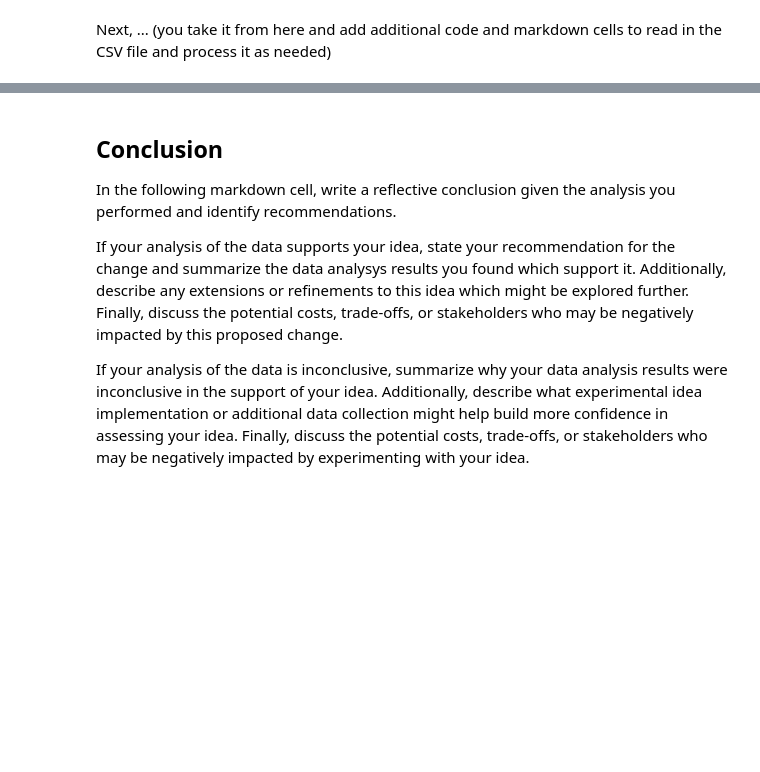
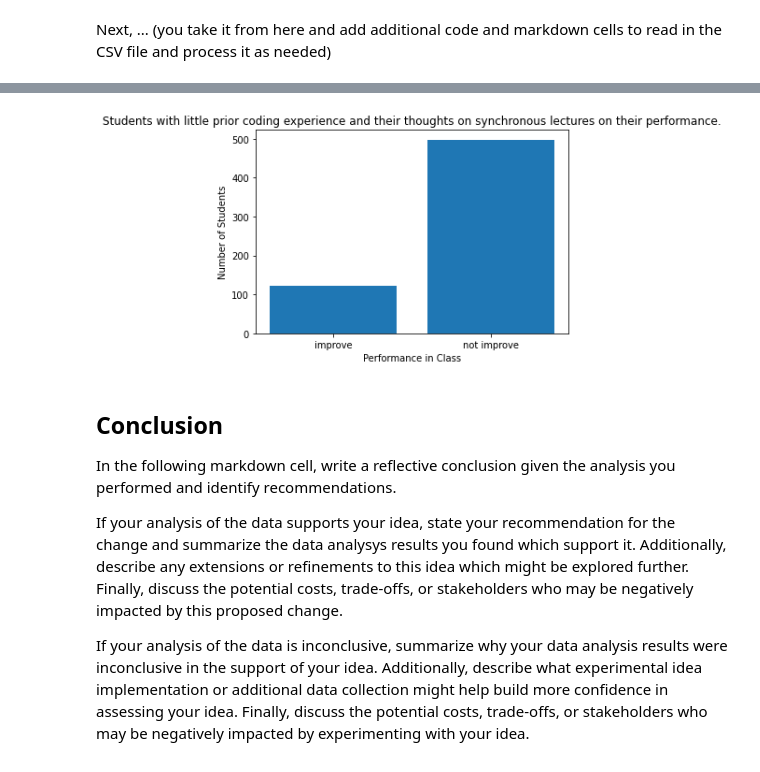
Before and after one commit to fionap17/comp110-22s-workspace, a Jupyter notebook: exercises/ex08/analysis.ipynb, the cells around one changed output, grey strips where cells are left out. Saved outputs shown, nothing was run; the diff lists cells and outputs as text; code cells hidden in the pictures; blank space fills up the shorter version.

```diff
--- a/exercises/ex08/analysis.ipynb
+++ b/exercises/ex08/analysis.ipynb
@@ -108,0 +115,3 @@ count(cs_majors)
+# %%
+improvement: list[str] = total_table["sync_perf"]
+count(improvement)
@@ -108,0 +120,4 @@ count(cs_majors)
+# %%
+answers: list[str] = ["5", "6", "7"]
+table: dict[str, int] = count(improvement)
+improved(table, answers)
@@ -109,3 +134,14 @@ count(cs_majors)
+# %%
+import matplotlib.pyplot as plt
+
+performance: dict[str, int] = improved(table, answers)
+plt.bar(performance.keys(), performance.values())
+plt.title("Students with little prior coding experience and their thoughts on synchronous lectures on their performance.")
+plt.xlabel('Performance in Class')
+plt.ylabel("Number of Students")
+plt.show()
+# %% [output]
+[figure, added]
 # %% [markdown]
 ## Conclusion
 
```
Also changed, not shown: parts of 17 cells of this notebook, 2 other files.
